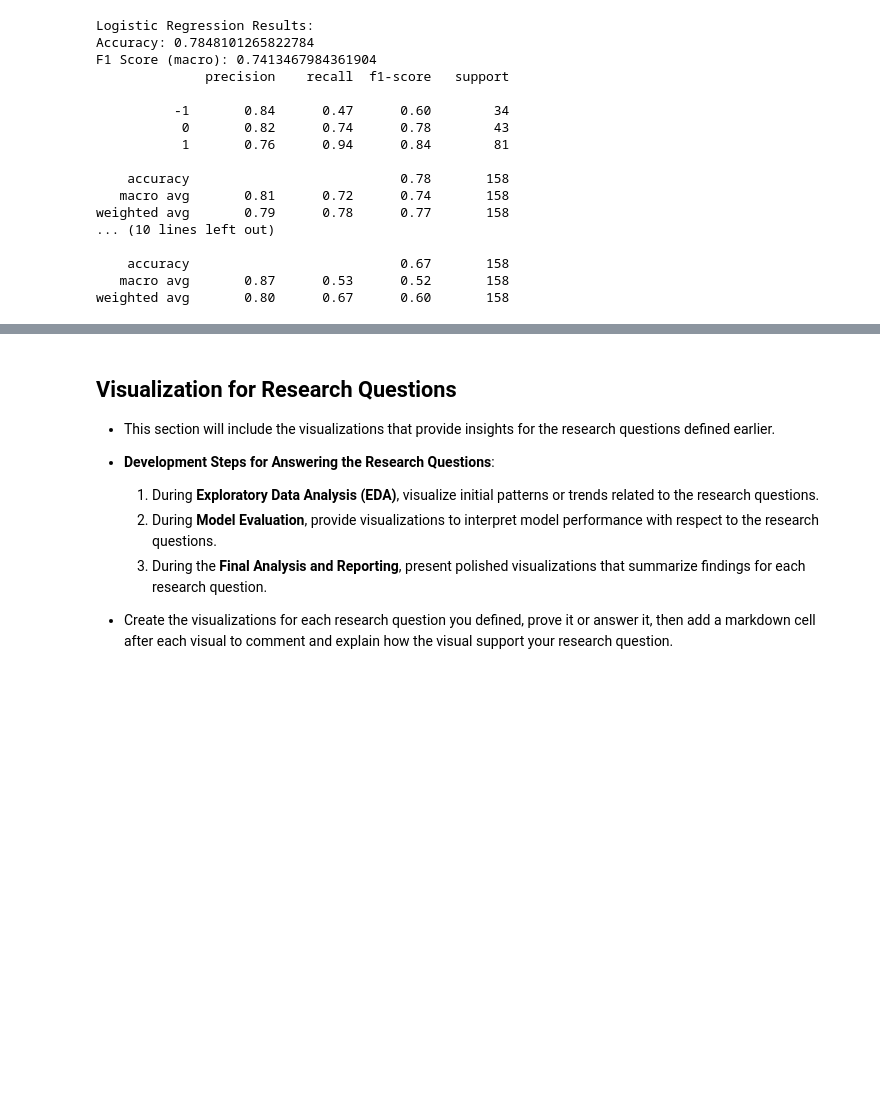
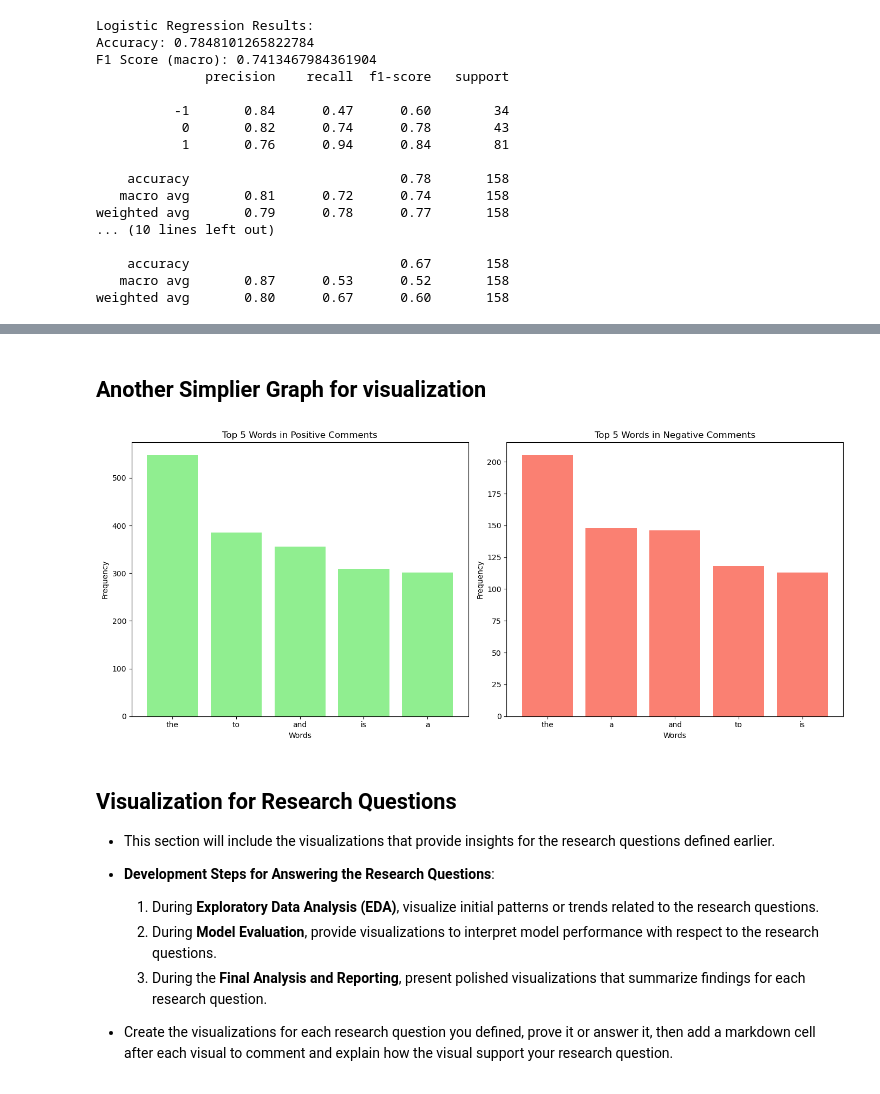
Before and after one commit to Cookieking2490/Data-science-project, a Jupyter notebook: KH5004CMD-project_notebook_template.ipynb, the cells around one changed output, grey strips where cells are left out. Cells and saved outputs as stored; diff of their text form; code cells hidden in the pictures; blank space fills up the shorter version.

```diff
--- a/KH5004CMD-project_notebook_template.ipynb
+++ b/KH5004CMD-project_notebook_template.ipynb
@@ -662,3 +717,43 @@ weighted avg       0.80      0.67      0.60       158
+# %% [markdown]
+## Another Simplier Graph for visualization
+# %%
+import pandas as pd
+from collections import Counter
+import matplotlib.pyplot as plt
+
+# Positive comments
+positive_comments = df[df['sentiment'] == 1]['Comment']
+positive_text = ' '.join(positive_comments).lower().split()
+positive_counts = Counter(positive_text)
+positive_top_words = positive_counts.most_common(5)
+pos_words, pos_counts = zip(*positive_top_words)
+
+# Negative comments
+negative_comments = df[df['sentiment'] == -1]['Comment']
+negative_text = ' '.join(negative_comments).lower().split()
+negative_counts = Counter(negative_text)
+negative_top_words = negative_counts.most_common(5)
+neg_words, neg_counts = zip(*negative_top_words)
+
+# Create subplots
+fig, axs = plt.subplots(1, 2, figsize=(14, 6))
+
+# Positive plot
+axs[0].bar(pos_words, pos_counts, color='lightgreen')
+axs[0].set_title('Top 5 Words in Positive Comments')
+axs[0].set_xlabel('Words')
+axs[0].set_ylabel('Frequency')
+
+# Negative plot
+axs[1].bar(neg_words, neg_counts, color='salmon')
+axs[1].set_title('Top 5 Words in Negative Comments')
+axs[1].set_xlabel('Words')
+axs[1].set_ylabel('Frequency')
+
+plt.tight_layout()
+plt.show()
+# %% [output]
+[figure, added]
 # %% [markdown]
 ## Visualization for Research Questions
 - This section will include the visualizations that provide insights for the research questions defined earlier.
```
Also changed, not shown: parts of 5 cells of this notebook.
